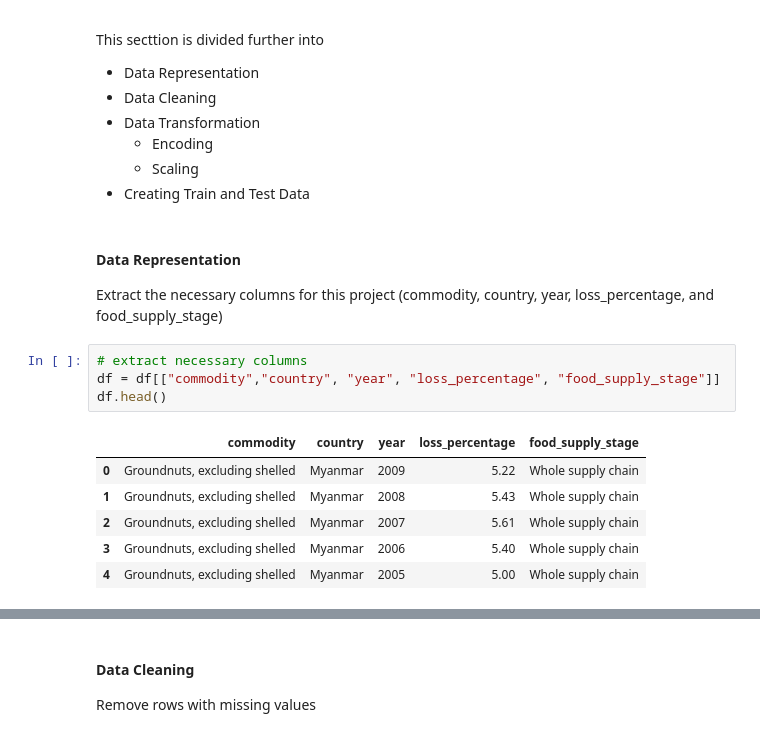
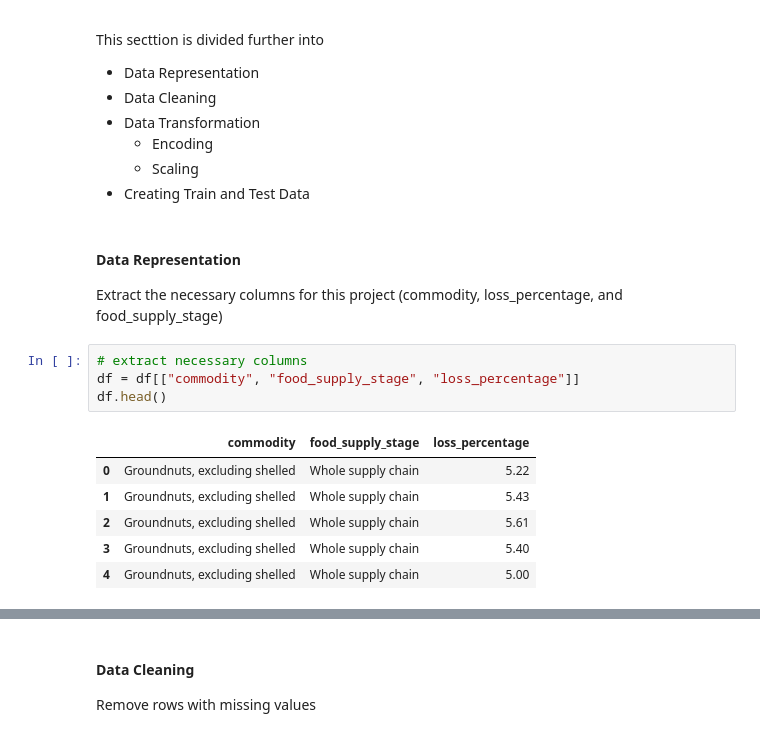
Before and after one commit to pyTimK/sector-food-loss, a Jupyter notebook: index.ipynb, the cells around one changed output, grey strips where cells are left out. Saved outputs shown, nothing was run; the diff lists cells and outputs as text.

Commit message:
removed country and year columns

```diff
--- a/index.ipynb
+++ b/index.ipynb
@@ -60,15 +60,15 @@ This secttion is divided further into
 - Creating Train and Test Data
 # %% [markdown]
 #### Data Representation
-Extract the necessary columns for this project (commodity, country, year, loss_percentage, and food_supply_stage)
+Extract the necessary columns for this project (commodity, loss_percentage, and food_supply_stage)
 # %%
 # extract necessary columns
-df = df[["commodity","country", "year", "loss_percentage", "food_supply_stage"]]
+df = df[["commodity", "food_supply_stage", "loss_percentage"]]
 df.head()
 # %% [output]
-|  | commodity | country | year | loss_percentage | food_supply_stage |
-| 0 | Groundnuts, excluding shelled | Myanmar | 2009 | 5.22 | Whole supply chain |
-| 1 | Groundnuts, excluding shelled | Myanmar | 2008 | 5.43 | Whole supply chain |
-| 2 | Groundnuts, excluding shelled | Myanmar | 2007 | 5.61 | Whole supply chain |
-| 3 | Groundnuts, excluding shelled | Myanmar | 2006 | 5.40 | Whole supply chain |
-| 4 | Groundnuts, excluding shelled | Myanmar | 2005 | 5.00 | Whole supply chain |
+|  | commodity | food_supply_stage | loss_percentage |
+| 0 | Groundnuts, excluding shelled | Whole supply chain | 5.22 |
+| 1 | Groundnuts, excluding shelled | Whole supply chain | 5.43 |
+| 2 | Groundnuts, excluding shelled | Whole supply chain | 5.61 |
+| 3 | Groundnuts, excluding shelled | Whole supply chain | 5.40 |
+| 4 | Groundnuts, excluding shelled | Whole supply chain | 5.00 |
```
Also changed, not shown: parts of 8 cells of this notebook.
